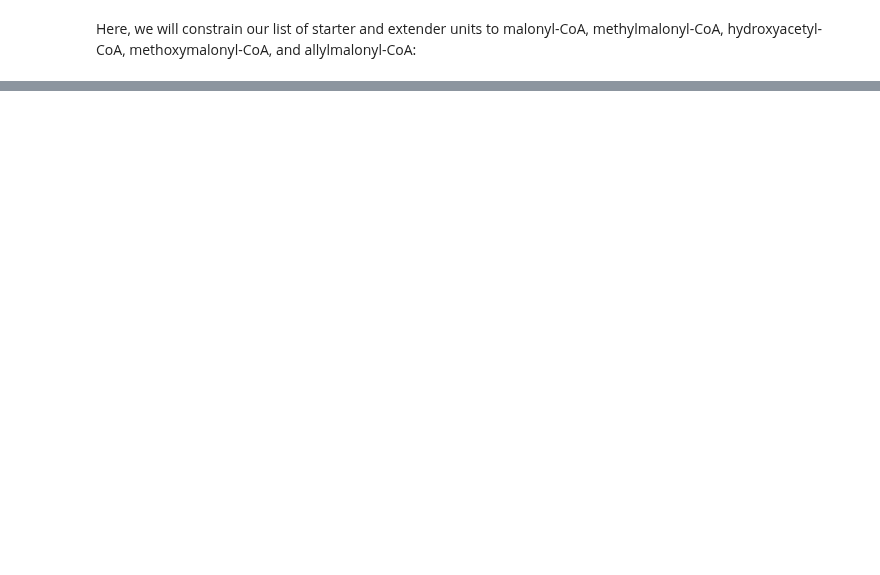
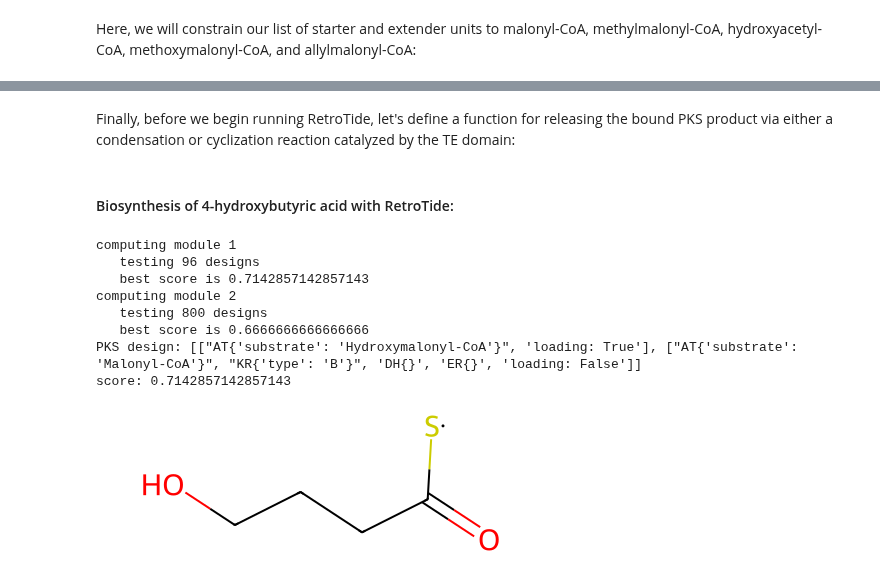
Before and after one commit to yashchainani21/RetroTideV2, a Jupyter notebook: notebooks/nb_05_RetroTide_aliphatic_targets.ipynb, the cells around one changed output, grey strips where cells are left out. Saved outputs shown, nothing was run; the diff lists cells and outputs as text; code cells hidden in the pictures; blank space fills up the shorter version.

Commit message:
trying RetroTide on aliphatic targest with custom starters and extenders

```diff
--- a/notebooks/nb_05_RetroTide_aliphatic_targets.ipynb
+++ b/notebooks/nb_05_RetroTide_aliphatic_targets.ipynb
@@ -30,0 +66,2 @@ extender_codes = ["Malonyl-CoA",
+# %% [markdown]
+Finally, before we begin running RetroTide, let's define a function for releasing the bound PKS product via either a condensation or cyclization reaction catalyzed by the TE domain:
@@ -30,0 +92,23 @@ extender_codes = ["Malonyl-CoA",
+# %% [markdown]
+#### Biosynthesis of 4-hydroxybutyric acid with RetroTide:
+# %%
+hydroxybutyric_acid_smiles = "C(CC(=O)O)CO"
+hydroxybutyric_acid_mol = Chem.MolFromSmiles(hydroxybutyric_acid_smiles)
+
+designs = retrotide.designPKS(targetMol = hydroxybutyric_acid_mol,
+                              similarity = 'mcs_without_stereo')
+
+print('PKS design: ' + repr(designs[-1][0][0].modules))
+print('score: ' + str(designs[-1][0][1]))
+bound_top_PKS_product = designs[-1][0][0].computeProduct(structureDB)
+bound_top_PKS_product
+# %% [output]
+computing module 1
+   testing 96 designs
+   best score is 0.7142857142857143
+computing module 2
+   testing 800 designs
+   best score is 0.6666666666666666
+PKS design: [["AT{'substrate': 'Hydroxymalonyl-CoA'}", 'loading: True'], ["AT{'substrate': 'Malonyl-CoA'}", "KR{'type': 'B'}", 'DH{}', 'ER{}', 'loading: False']]
+score: 0.7142857142857143
+[figure, added]
```
Also changed, not shown: parts of 12 cells of this notebook.
